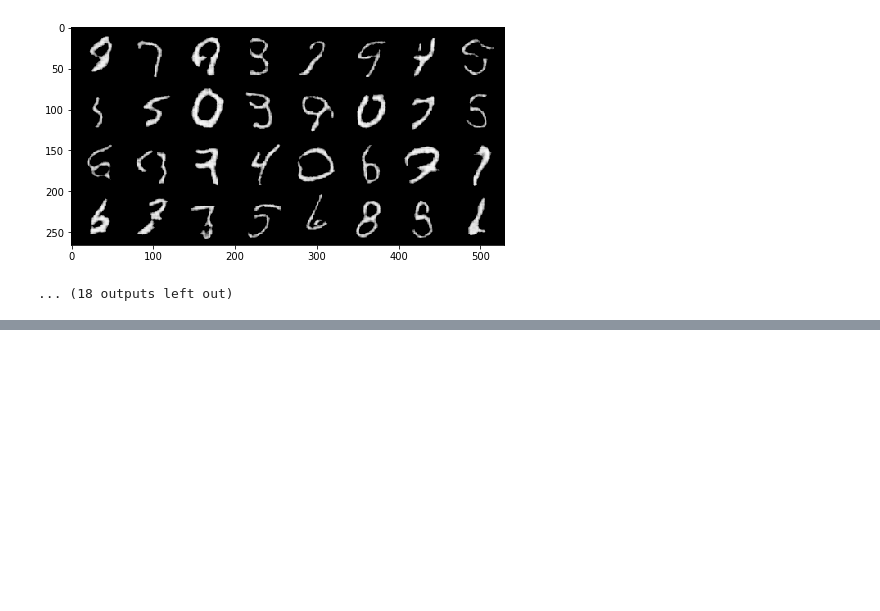
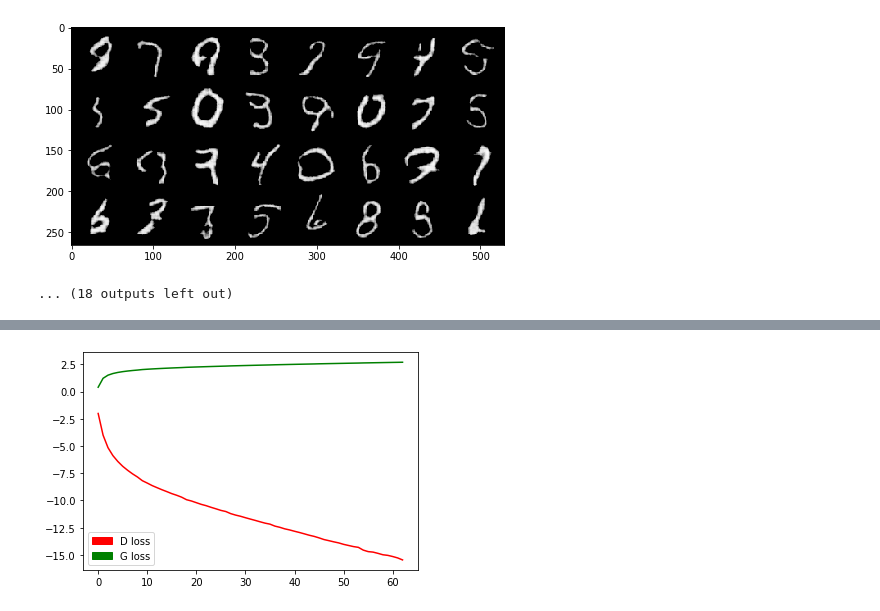
Before and after one commit to VitalyGladyshev/gb_pytorch, a Jupyter notebook: HW_03_Pytorch.ipynb, the cells around one changed output, grey strips where cells are left out. Cells and saved outputs as stored; diff of their text form; code cells hidden in the pictures; blank space fills up the shorter version.

```diff
--- a/HW_03_Pytorch.ipynb
+++ b/HW_03_Pytorch.ipynb
@@ -1310,0 +1353,93 @@ torch.save(generator.state_dict(), "series_g2_d3_e7.pth")
+# %%
+mnist_train = datasets.MNIST(root='./MNIST/train',
+                                         train=True,
+                                         download=True,
+                                         transform=transform)
+mnist_train_loader = torch.utils.data.DataLoader(mnist_train,
+                                                 batch_size=batch_sz,
+                                                 shuffle=True)
+# %%
+generator = Generator_3(nn_prn=True).to(device)   # nn_prn=True
+discriminator = Discriminator_3(nn_prn=True).to(device)   # nn_prn=True
+
+optimizer_G = torch.optim.Adam(generator.parameters(), lr=lr)   # , betas=(b1, b2))   # torch.optim.SGD(generator.parameters(), lr=lr, momentum=0.9)   #
+optimizer_D = torch.optim.Adam(discriminator.parameters(), lr=lr)   # , betas=(b1, b2))   # torch.optim.SGD(discriminator.parameters(), lr=lr, momentum=0.9)   #
+
+adversarial_loss = torch.nn.BCELoss()   # nn.CrossEntropyLoss()
+# %%
+d_loss_history = []
+g_loss_history = []
+
+red_patch = mpatches.Patch(color='red', label='D loss')
+green_patch = mpatches.Patch(color='green', label='G loss')
+
+g_loss_p = 1000
+ep_loss = 0
+
+for epoch in range(n_epochs):
+    for i, (imgs, labels) in enumerate(mnist_train_loader):
+
+        batch_size = imgs.shape[0]
+##################### Лейблы для данных: 1 - настоящие, 0 - сгенерированные ########
+
+        valid = Variable(torch.FloatTensor(batch_size, 1).fill_(1.0), requires_grad=False).to(device)
+        fake = Variable(torch.FloatTensor(batch_size, 1).fill_(0.0), requires_grad=False).to(device)
+
+        real_imgs = Variable(imgs.type(torch.FloatTensor)).to(device)
+
+######################  Тренировка генератора    ##########################
+
+        optimizer_G.zero_grad()
+
+        #генерация шума
+        z = Variable(torch.FloatTensor(np.random.normal(0, 1, (batch_size, latent_dim)))).to(device)
+
+        gen_imgs = generator(z)
+
+        validity = discriminator(gen_imgs)
+        g_loss = adversarial_loss(validity, valid)
+
+        g_loss.backward()
+        optimizer_G.step()
+
+        if g_loss < g_loss_p:
+            torch.save(generator.state_dict(), f"conv_test_gan_loss_min_g2_d3_ep{epoch}_gloss{g_loss:.4f}.pth")
+            g_loss_p = g_loss
+            ep_loss = epoch
+
+######################  Тренировка дискриминатора    ##########################
+
+        optimizer_D.zero_grad()
+
+        real_pred = discriminator(real_imgs)
+        d_real_loss = adversarial_loss(real_pred, valid)
+
+        fake_pred = discriminator(gen_imgs.detach())
+        d_fake_loss = adversarial_loss(fake_pred, fake)
+
+        d_loss = (d_real_loss + d_fake_loss) / 2
+
+        d_loss.backward()
+        optimizer_D.step()
+
+######## Отображение процесса обучения и вывод функций потерь ############
+
+        batches_done = epoch * len(mnist_train_loader) + i
+
+        if (i+1) % 200 == 0:
+            plt.clf()
+
+            display.clear_output(wait=False)
+
+            print("[Epoch %d/%d] [Batch %d/%d] [D loss: %f] [G loss: %f]"% (epoch+1, n_epochs, i+1, len(mnist_train_loader), d_loss.item(), g_loss.item()) )
+            # sample_image(gen_numbers)
+            # display.display(plt.gcf())
+
+            d_loss_history.append(d_loss)
+            g_loss_history.append(g_loss)
+
+            plt.plot(np.log(np.array(d_loss_history)), label='D loss', color = 'red')
+            plt.plot(np.log(np.array(g_loss_history)), label='G loss', color = 'green')
+            plt.legend(handles=[red_patch, green_patch])
+            plt.show()
+# %% [output]
@@ -1310,0 +1447 @@ torch.save(generator.state_dict(), "series_g2_d3_e7.pth")
+[figure, added]
```
Also changed, not shown: parts of 9 cells of this notebook.
